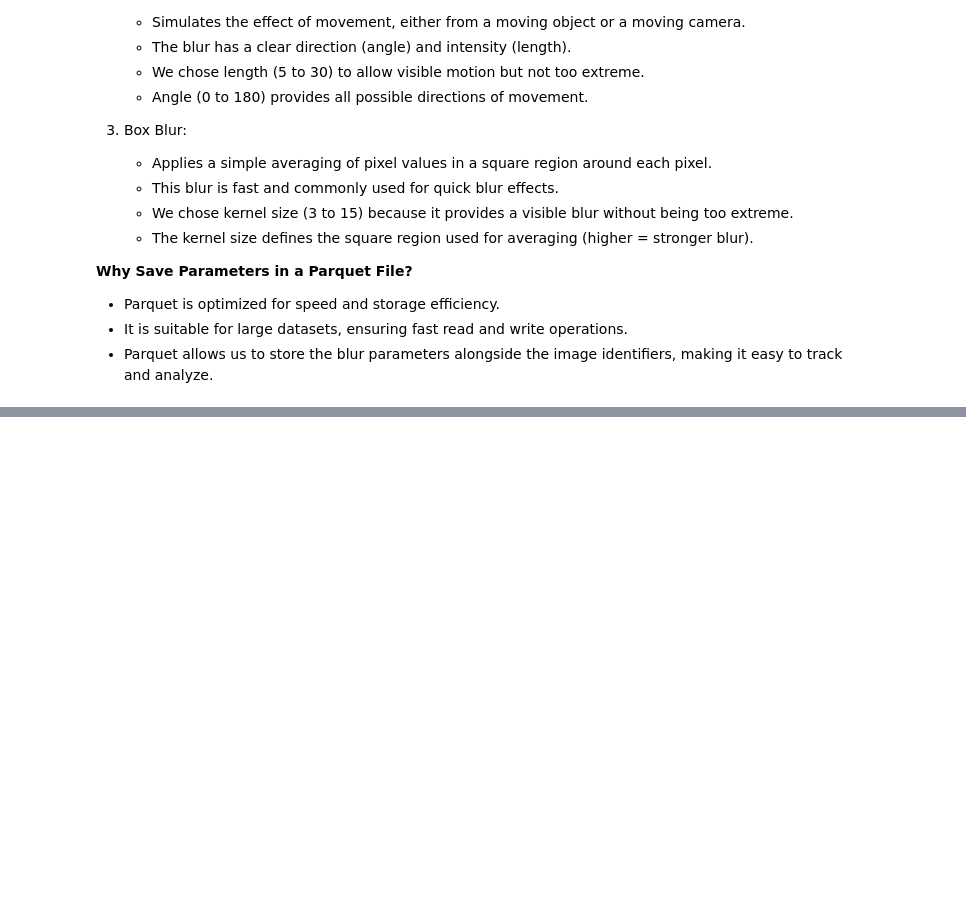
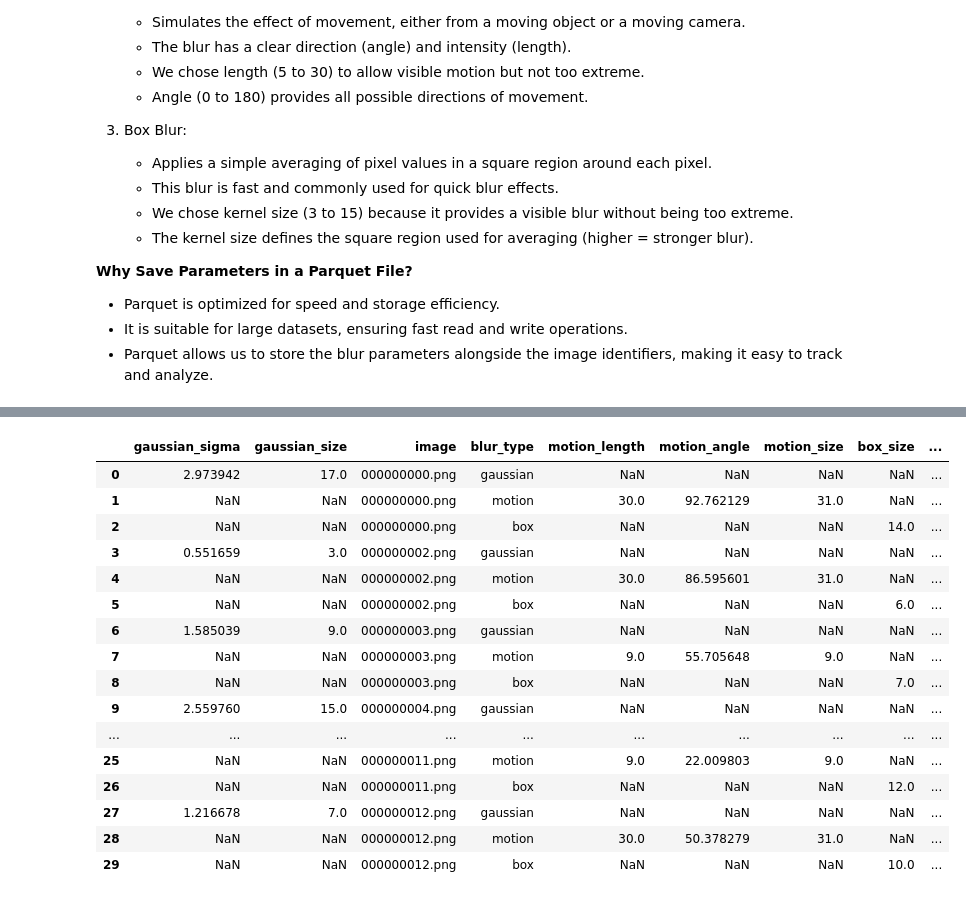
Before and after one commit to slymachenko/image-deblurring-performance-analysis, a Jupyter notebook: notebooks/dataset_creation/3_blur_generation.ipynb, the cells around one changed output, grey strips where cells are left out. Drawn from its saved outputs; the diff is of its cells as text; code cells hidden in the pictures; blank space fills up the shorter version.

```diff
--- a/notebooks/dataset_creation/3_blur_generation.ipynb
+++ b/notebooks/dataset_creation/3_blur_generation.ipynb
@@ -130,0 +44,29 @@ print("Blur generation completed.")
+# %%
+import numpy as np
+import cv2
+
+def gen_gaussian_kernel(size, sigma):
+    """Generate a Gaussian blur kernel."""
+    k1d = cv2.getGaussianKernel(size, sigma)
+    kernel = k1d @ k1d.T
+    return kernel
+
+def gen_motion_kernel(size, length, angle):
+    """Generate a motion blur kernel based on length and angle."""
+    kernel = np.zeros((size, size), dtype=np.float32)
+    center = (size - 1) / 2
+
+    angle_rad = np.deg2rad(angle)
+    dx = length / 2 * np.cos(angle_rad)
+    dy = length / 2 * np.sin(angle_rad)
+
+    start_point = (int(center - dx), int(center - dy))
+    end_point = (int(center + dx), int(center + dy))
+
+    cv2.line(kernel, start_point, end_point, 1, 1)
+    kernel /= np.sum(kernel)
+    return kernel
+
+def gen_box_kernel(size):
+    """Generate a box blur kernel."""
+    return np.ones((size, size), dtype=np.float32) / (size * size)
@@ -130,0 +192,21 @@ print("Blur generation completed.")
+# %%
+df_blur['key'] = df_blur['image'].str.replace('.png', '', regex=False)
+df_blur
+# %% [output]
+|  | gaussian_sigma | gaussian_size | image | blur_type | motion_length | motion_angle | motion_size | box_size | ... |
+| 0 | 2.973942 | 17.0 | 000000000.png | gaussian | NaN | NaN | NaN | NaN | ... |
+| 1 | NaN | NaN | 000000000.png | motion | 30.0 | 92.762129 | 31.0 | NaN | ... |
+| 2 | NaN | NaN | 000000000.png | box | NaN | NaN | NaN | 14.0 | ... |
+| 3 | 0.551659 | 3.0 | 000000002.png | gaussian | NaN | NaN | NaN | NaN | ... |
+| 4 | NaN | NaN | 000000002.png | motion | 30.0 | 86.595601 | 31.0 | NaN | ... |
+| 5 | NaN | NaN | 000000002.png | box | NaN | NaN | NaN | 6.0 | ... |
+| 6 | 1.585039 | 9.0 | 000000003.png | gaussian | NaN | NaN | NaN | NaN | ... |
+| 7 | NaN | NaN | 000000003.png | motion | 9.0 | 55.705648 | 9.0 | NaN | ... |
+| 8 | NaN | NaN | 000000003.png | box | NaN | NaN | NaN | 7.0 | ... |
+| 9 | 2.559760 | 15.0 | 000000004.png | gaussian | NaN | NaN | NaN | NaN | ... |
+| ... | ... | ... | ... | ... | ... | ... | ... | ... | ... |
+| 25 | NaN | NaN | 000000011.png | motion | 9.0 | 22.009803 | 9.0 | NaN | ... |
+| 26 | NaN | NaN | 000000011.png | box | NaN | NaN | NaN | 12.0 | ... |
+| 27 | 1.216678 | 7.0 | 000000012.png | gaussian | NaN | NaN | NaN | NaN | ... |
+| 28 | NaN | NaN | 000000012.png | motion | 30.0 | 50.378279 | 31.0 | NaN | ... |
+| 29 | NaN | NaN | 000000012.png | box | NaN | NaN | NaN | 10.0 | ... |
```
Also changed, not shown: parts of 6 cells of this notebook.
